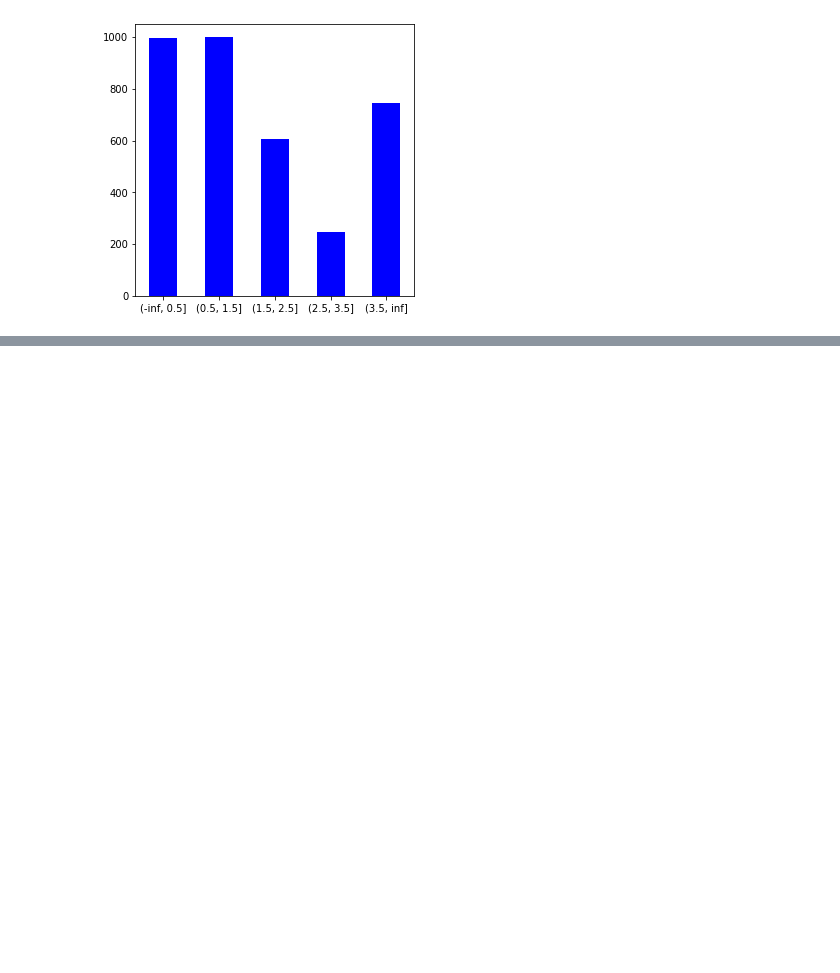
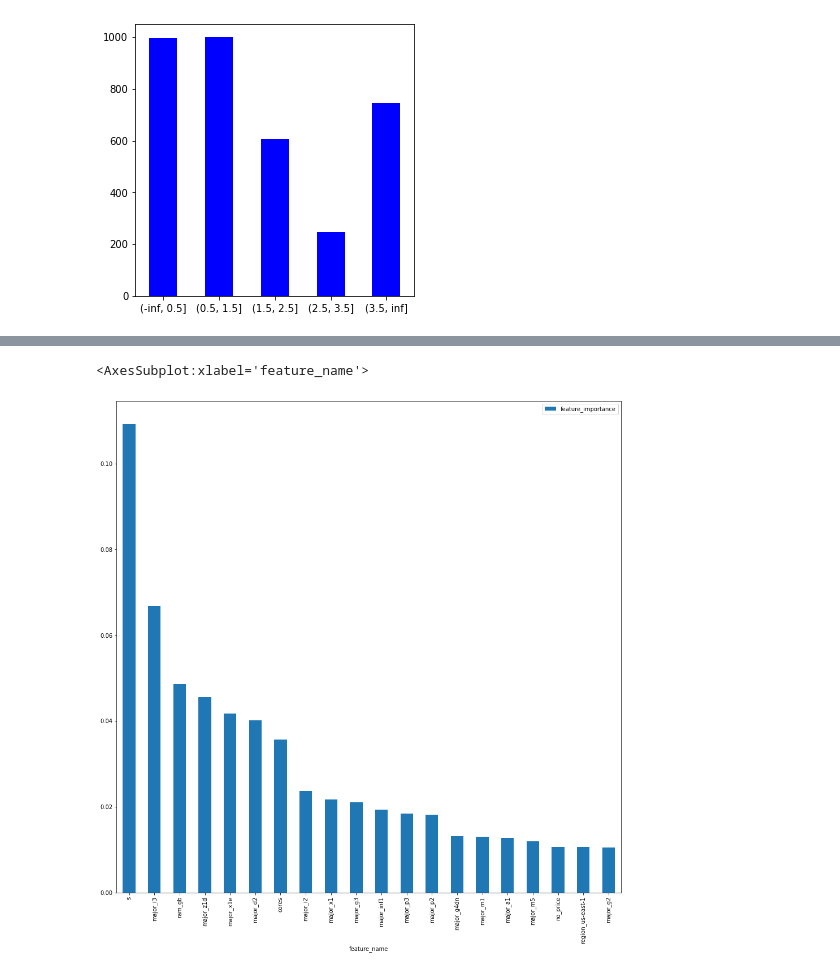
Before and after one commit to TechnionDev/AWSSpotPricePredictions, a Jupyter notebook: interruptions.ipynb, the cells around one changed output, grey strips where cells are left out. Saved outputs shown, nothing was run; the diff lists cells and outputs as text; code cells hidden in the pictures; blank space fills up the shorter version.

```diff
--- a/interruptions.ipynb
+++ b/interruptions.ipynb
@@ -450,0 +461,4 @@ for model in models:
+# %%
+rf_importances_df = pd.DataFrame()
+rf_importances_df['feature_name'], rf_importances_df['feature_importance'] = random_forest[1].feature_names_in_, random_forest[1].feature_importances_
+rf_importances_df
@@ -450,0 +479,6 @@ for model in models:
+# %%
+rf_importances_df.sort_values(by='feature_importance', ascending=False).take(range(20)).plot(x='feature_name', y='feature_importance', kind='bar', figsize=(16,16))
+# rf_importances_df.sort_values(by='feature_importance')
+# %% [output]
+<AxesSubplot:xlabel='feature_name'>
+[figure, added]
```
Also changed, not shown: parts of 10 cells of this notebook.
